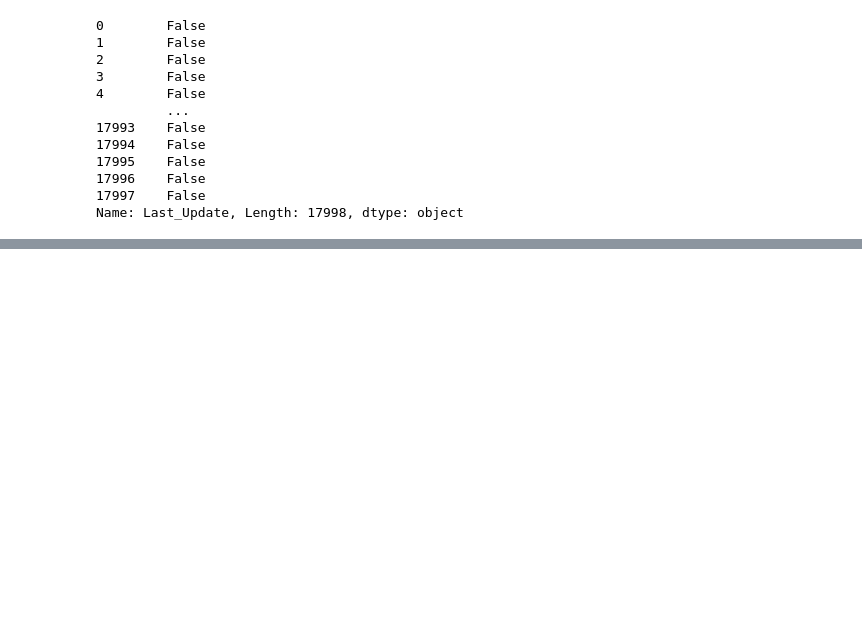
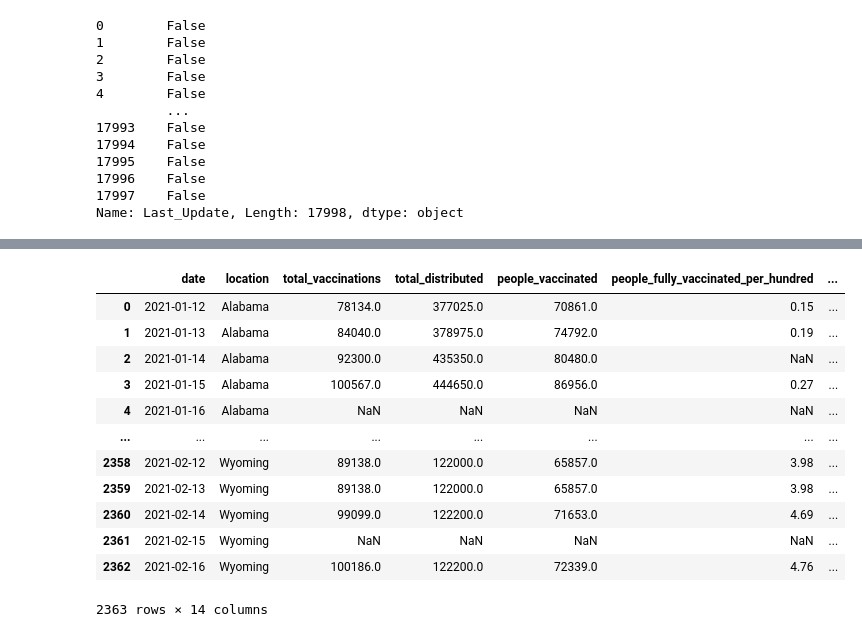
Before and after one commit to DSNortsev/CSE696-CECS_PROJECT, a Jupyter notebook: CSE_Project.ipynb, the cells around one changed output, grey strips where cells are left out. Cells and saved outputs as stored; diff of their text form; code cells hidden in the pictures; blank space fills up the shorter version.

```diff
--- a/CSE_Project.ipynb
+++ b/CSE_Project.ipynb
@@ -161,0 +324,16 @@ dtype: int64
+# %%
+vac_state_data
+# %% [output]
+|  | date | location | total_vaccinations | total_distributed | people_vaccinated | people_fully_vaccinated_per_hundred | ... |
+| 0 | 2021-01-12 | Alabama | 78134.0 | 377025.0 | 70861.0 | 0.15 | ... |
+| 1 | 2021-01-13 | Alabama | 84040.0 | 378975.0 | 74792.0 | 0.19 | ... |
+| 2 | 2021-01-14 | Alabama | 92300.0 | 435350.0 | 80480.0 | NaN | ... |
+| 3 | 2021-01-15 | Alabama | 100567.0 | 444650.0 | 86956.0 | 0.27 | ... |
+| 4 | 2021-01-16 | Alabama | NaN | NaN | NaN | NaN | ... |
+| ... | ... | ... | ... | ... | ... | ... | ... |
+| 2358 | 2021-02-12 | Wyoming | 89138.0 | 122000.0 | 65857.0 | 3.98 | ... |
+| 2359 | 2021-02-13 | Wyoming | 89138.0 | 122000.0 | 65857.0 | 3.98 | ... |
+| 2360 | 2021-02-14 | Wyoming | 99099.0 | 122200.0 | 71653.0 | 4.69 | ... |
+| 2361 | 2021-02-15 | Wyoming | NaN | NaN | NaN | NaN | ... |
+| 2362 | 2021-02-16 | Wyoming | 100186.0 | 122200.0 | 72339.0 | 4.76 | ... |
+2363 rows × 14 columns
```
Also changed, not shown: parts of 31 cells of this notebook.
